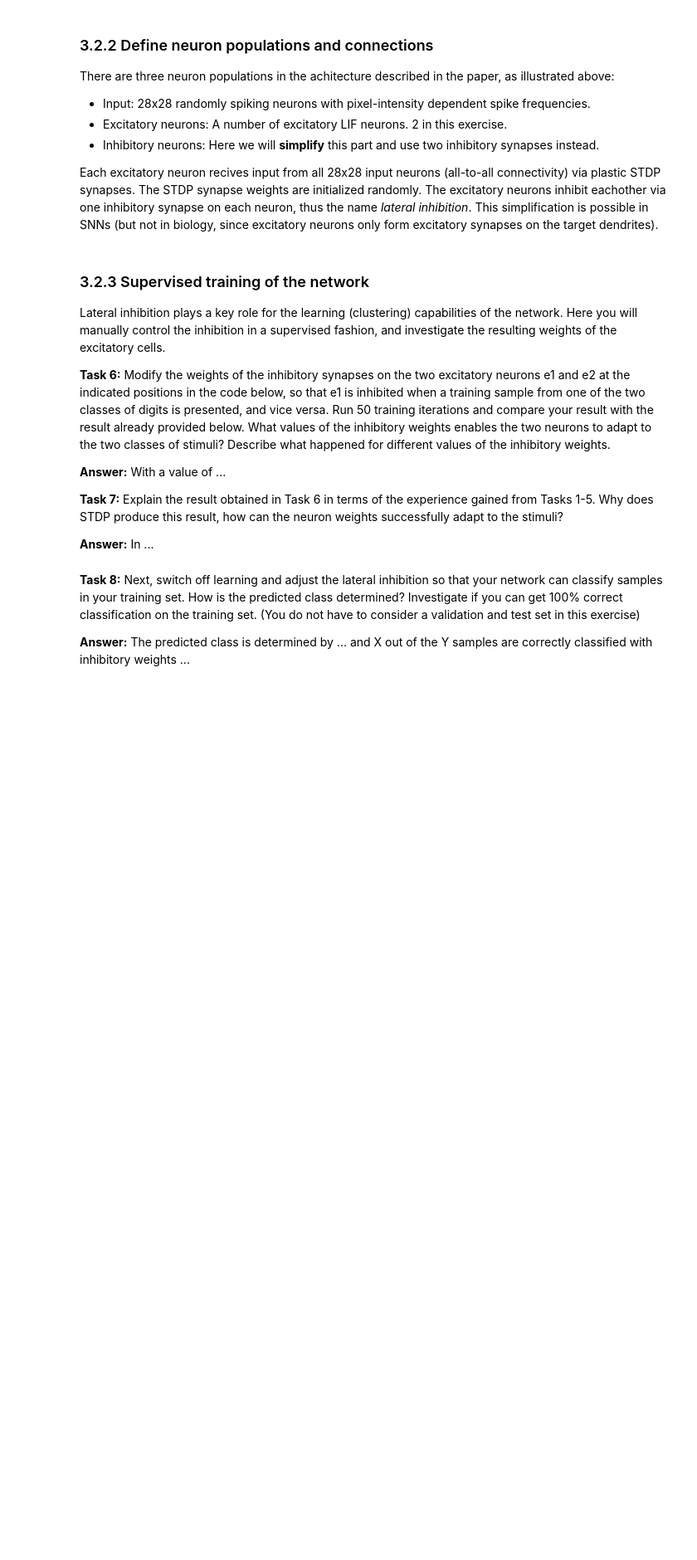
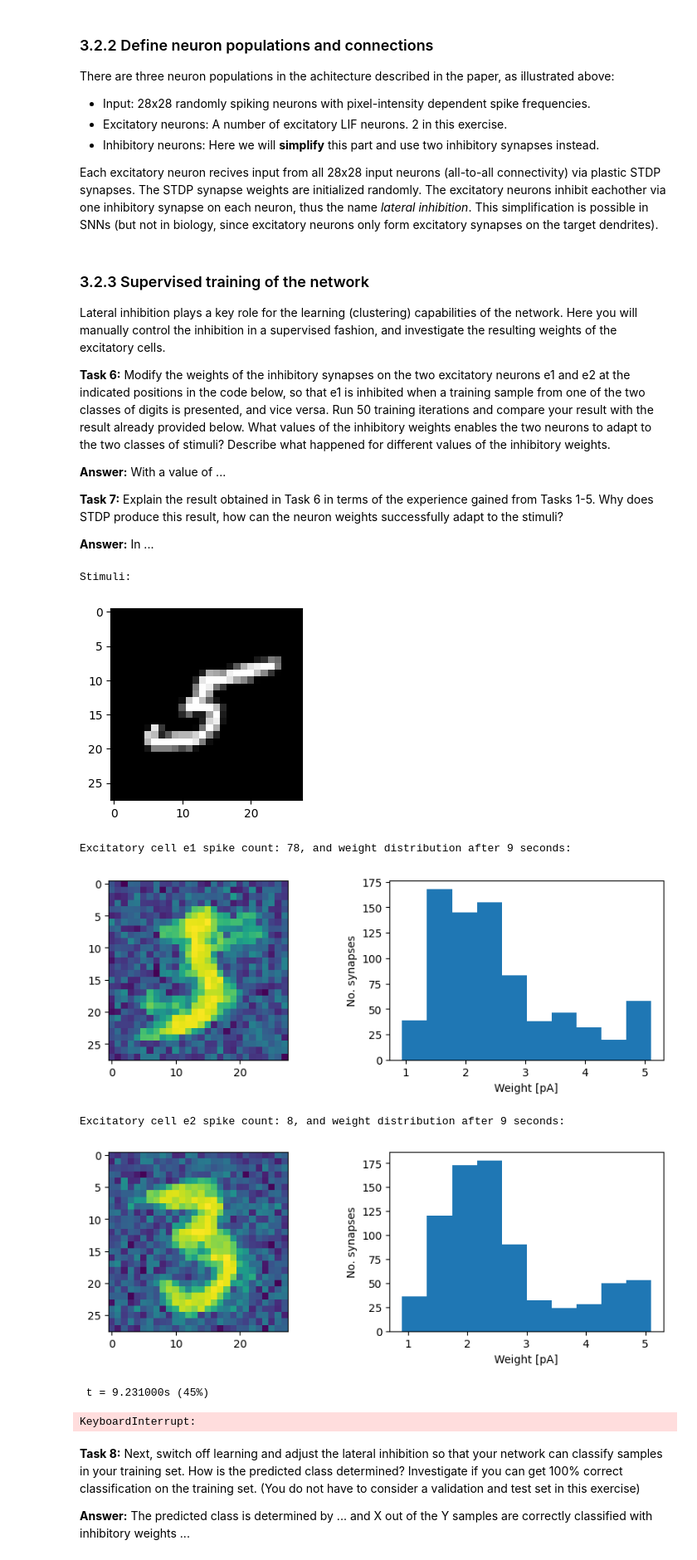
Before and after one commit to vachanaj/D7046E, a Jupyter notebook: snn2/SNN-Excercise-2.ipynb, the cells around one changed output. Shown at 83% size. Cells and saved outputs as stored; diff of their text form; code cells hidden in the pictures; blank space fills up the shorter version.

```diff
--- a/snn2/SNN-Excercise-2.ipynb
+++ b/snn2/SNN-Excercise-2.ipynb
@@ -427,15 +536,15 @@ for iterations in range(50): # Training iterations
         stimuli = im3[int(10*np.random.rand())][0]
         ##############################################################################
         # INSERT SUPERVISION SIGNAL HERE, INHIBIT ONE OF THE TWO STDP NEURONS
-        e1['w_syn'][I_inhib] = ...
-        e2['w_syn'][I_inhib] = ...
+        e1['w_syn'][I_inhib] = -200e-12
+        e2['w_syn'][I_inhib] = 0
         ##############################################################################
     else:
         stimuli = im5[int(10*np.random.rand())][0]
         ##############################################################################
         # INSERT SUPERVISION SIGNAL HERE, INHIBIT ONE OF THE TWO STDP NEURONS
-        e1['w_syn'][I_inhib] = ...
-        e2['w_syn'][I_inhib] = ...
+        e1['w_syn'][I_inhib] = 0
+        e2['w_syn'][I_inhib] = -200e-12
         ##############################################################################
     set_input_frequencies(neurons, stimuli)
 
@@ -445,33 +554,42 @@ for iterations in range(50): # Training iterations
         # Update network, including STDP
         spikes = update(dt, t, neurons, connections)
 
         # Count number of spikes from e1 and e2
         e1_count += spikes.count(I_e1)
         e2_count += spikes.count(I_e2)
 
         # Timestep completed
         t += dt
         print('\r t = %fs (%d%%)' % (t, 100*(t-t0)/(simtime+rsttime)), end='')
 
     # Let neurons and synapses rest before the next stimuli
     reset_input_frequencies(neurons)
     while t < t0+simtime+rsttime:
         spikes = update(dt, t, neurons, connections)
         e1_count += spikes.count(I_e1)
         e2_count += spikes.count(I_e2)
         t += dt
         print('\r t = %fs (%d%%)' % (t, 100*(t-t0)/(simtime+rsttime)), end='')
 
     # Refresh the plots
     clear_output()
     print('\nStimuli:')
     plot_digit(plt,stimuli)
     plt.show()
     print('Excitatory cell e1 spike count: %d, and weight distribution after %d seconds:' % (e1_count,t))
     plot_neuron_weights(e1)
     print('Excitatory cell e2 spike count: %d, and weight distribution after %d seconds:' % (e2_count,t))
     plot_neuron_weights(e2)
     plt.show()
+# %% [output]
+Stimuli:
+[figure, added]
+Excitatory cell e1 spike count: 78, and weight distribution after 9 seconds:
+[figure, added]
+Excitatory cell e2 spike count: 8, and weight distribution after 9 seconds:
+[figure, added]
+ t = 9.231000s (45%)
+KeyboardInterrupt:
 # %% [markdown]
 **Task 8:** Next, switch off learning and adjust the lateral inhibition so that your network can classify samples in your training set. How is the predicted class determined? Investigate if you can get 100% correct classification on the training set. (You do not have to consider a validation and test set in this exercise)
 
```
Also changed, not shown: parts of 11 cells of this notebook.
